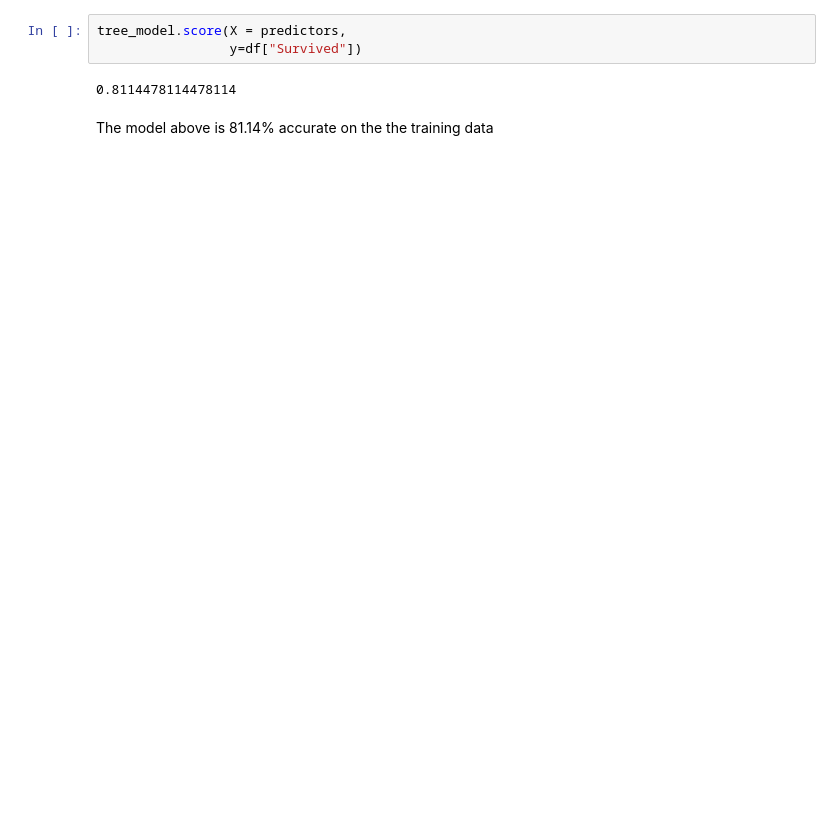
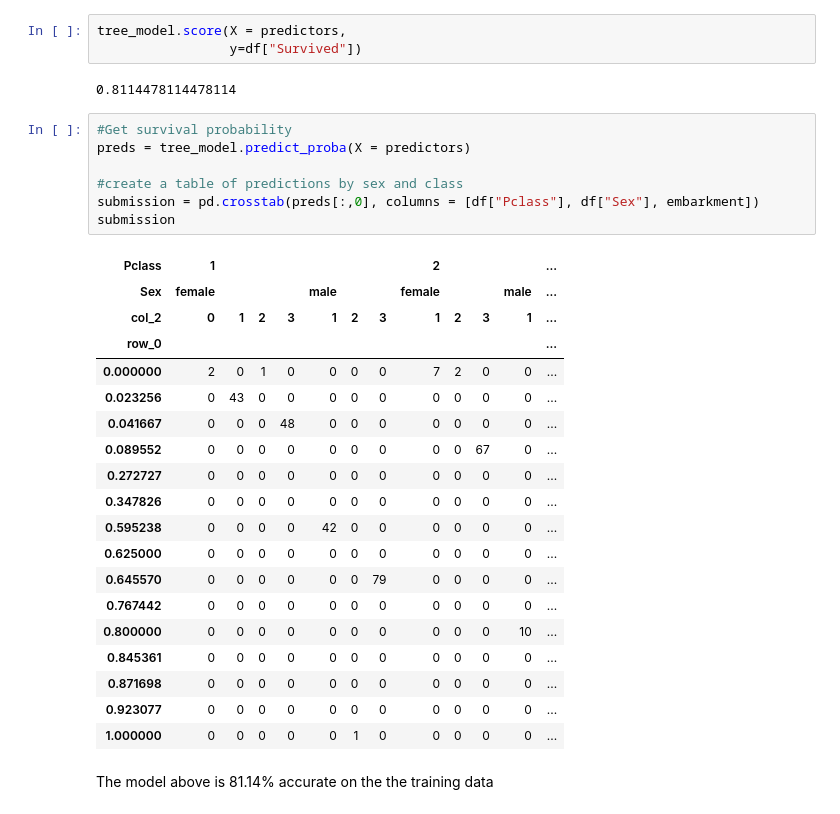
Before and after one commit to DanHuuTran/TitanicDecisionTree, a Jupyter notebook: titanic-analysis.ipynb, the cells around one changed output. Saved outputs shown, nothing was run; the diff lists cells and outputs as text; blank space fills up the shorter version.

```diff
--- a/titanic-analysis.ipynb
+++ b/titanic-analysis.ipynb
@@ -479,5 +479,32 @@ tree_model.score(X = predictors,
                  y=df["Survived"])
 # %% [output]
 0.8114478114478114
+# %%
+#Get survival probability
+preds = tree_model.predict_proba(X = predictors)
+
+#create a table of predictions by sex and class
+submission = pd.crosstab(preds[:,0], columns = [df["Pclass"], df["Sex"], embarkment])
+submission
+# %% [output]
+| Pclass | 1 |  |  |  |  |  |  | 2 |  |  |  | ... |
+| Sex | female |  |  |  | male |  |  | female |  |  | male | ... |
+| col_2 | 0 | 1 | 2 | 3 | 1 | 2 | 3 | 1 | 2 | 3 | 1 | ... |
+| row_0 |  |  |  |  |  |  |  |  |  |  |  | ... |
+| 0.000000 | 2 | 0 | 1 | 0 | 0 | 0 | 0 | 7 | 2 | 0 | 0 | ... |
+| 0.023256 | 0 | 43 | 0 | 0 | 0 | 0 | 0 | 0 | 0 | 0 | 0 | ... |
+| 0.041667 | 0 | 0 | 0 | 48 | 0 | 0 | 0 | 0 | 0 | 0 | 0 | ... |
+| 0.089552 | 0 | 0 | 0 | 0 | 0 | 0 | 0 | 0 | 0 | 67 | 0 | ... |
+| 0.272727 | 0 | 0 | 0 | 0 | 0 | 0 | 0 | 0 | 0 | 0 | 0 | ... |
+| 0.347826 | 0 | 0 | 0 | 0 | 0 | 0 | 0 | 0 | 0 | 0 | 0 | ... |
+| 0.595238 | 0 | 0 | 0 | 0 | 42 | 0 | 0 | 0 | 0 | 0 | 0 | ... |
+| 0.625000 | 0 | 0 | 0 | 0 | 0 | 0 | 0 | 0 | 0 | 0 | 0 | ... |
+| 0.645570 | 0 | 0 | 0 | 0 | 0 | 0 | 79 | 0 | 0 | 0 | 0 | ... |
+| 0.767442 | 0 | 0 | 0 | 0 | 0 | 0 | 0 | 0 | 0 | 0 | 0 | ... |
+| 0.800000 | 0 | 0 | 0 | 0 | 0 | 0 | 0 | 0 | 0 | 0 | 10 | ... |
+| 0.845361 | 0 | 0 | 0 | 0 | 0 | 0 | 0 | 0 | 0 | 0 | 0 | ... |
+| 0.871698 | 0 | 0 | 0 | 0 | 0 | 0 | 0 | 0 | 0 | 0 | 0 | ... |
+| 0.923077 | 0 | 0 | 0 | 0 | 0 | 0 | 0 | 0 | 0 | 0 | 0 | ... |
+| 1.000000 | 0 | 0 | 0 | 0 | 0 | 1 | 0 | 0 | 0 | 0 | 0 | ... |
 # %% [markdown]
 The model above is 81.14% accurate on the the training data
```
Also changed, not shown: parts of 1 cell of this notebook.
